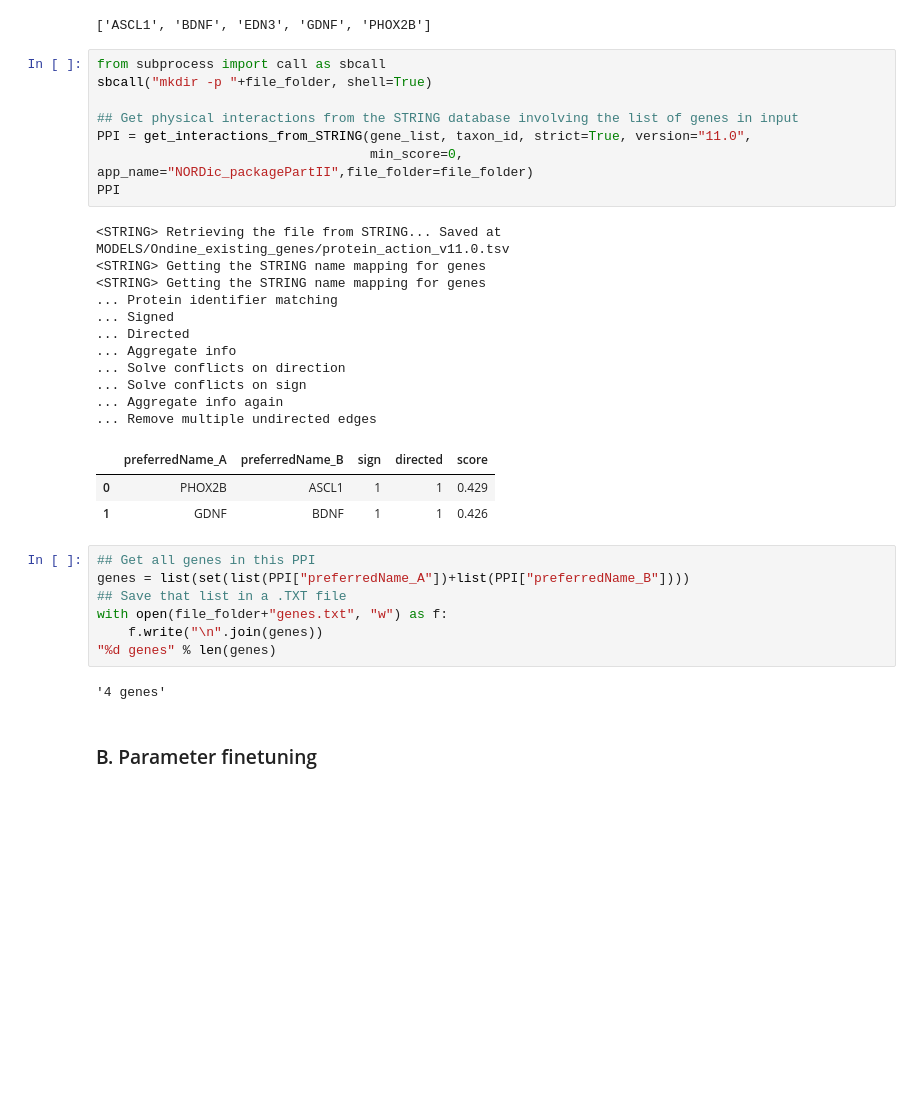
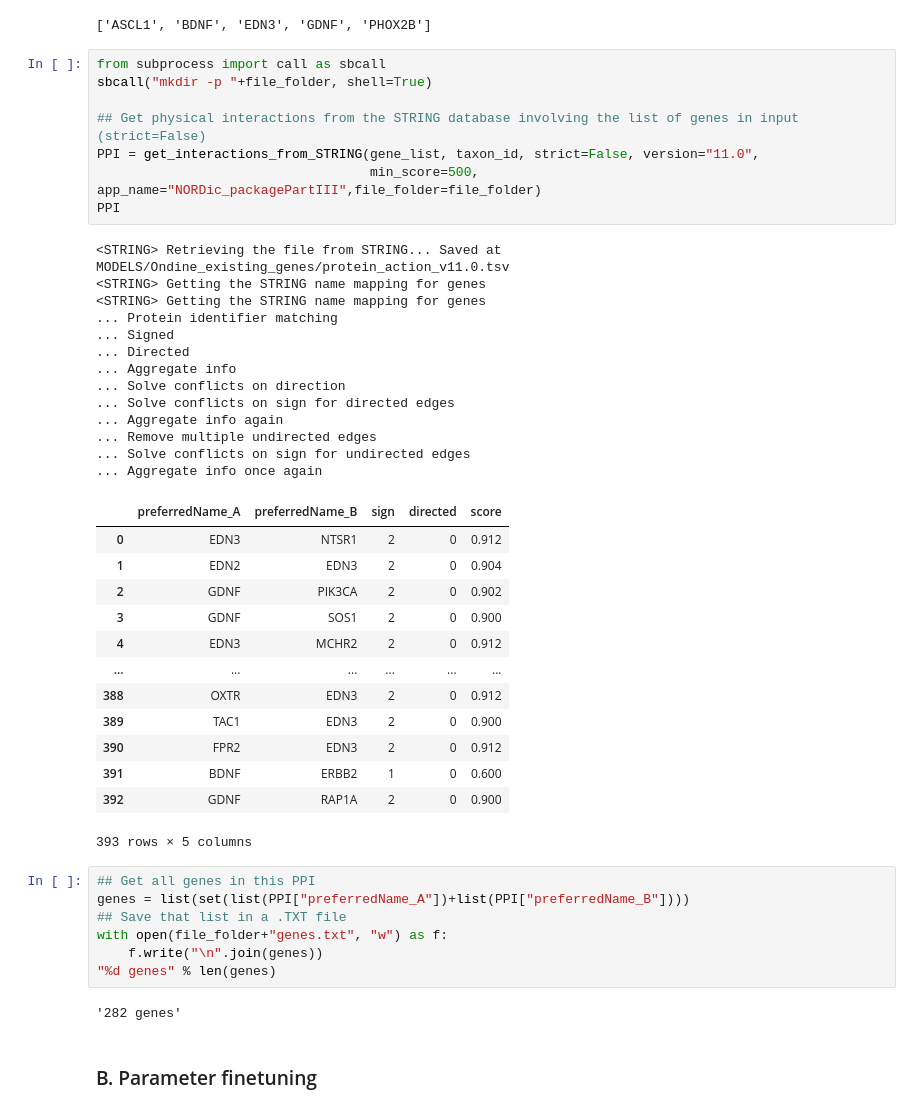
Before and after one commit to clreda/NORDic, a Jupyter notebook: notebooks/NORDic Network Identification (NI) Part III.ipynb, the cells around one changed output. Cells and saved outputs as stored; diff of their text form; blank space fills up the shorter version.

Commit message:
Update notebooks for version 2.2.5; add notebook about using existing experiments for NI

```diff
--- a/notebooks/NORDic Network Identification (NI) Part III.ipynb
+++ b/notebooks/NORDic Network Identification (NI) Part III.ipynb
@@ -79,26 +79,38 @@ gene_list
 # %%
 from subprocess import call as sbcall
 sbcall("mkdir -p "+file_folder, shell=True)
 
-## Get physical interactions from the STRING database involving the list of genes in input
-PPI = get_interactions_from_STRING(gene_list, taxon_id, strict=True, version="11.0",
-                                   min_score=0, app_name="NORDic_packagePartII",file_folder=file_folder)
+## Get physical interactions from the STRING database involving the list of genes in input (strict=False)
+PPI = get_interactions_from_STRING(gene_list, taxon_id, strict=False, version="11.0",
+                                   min_score=500, app_name="NORDic_packagePartIII",file_folder=file_folder)
 PPI
 # %% [output]
 <STRING> Retrieving the file from STRING... Saved at MODELS/Ondine_existing_genes/protein_action_v11.0.tsv
 <STRING> Getting the STRING name mapping for genes
 <STRING> Getting the STRING name mapping for genes
 ... Protein identifier matching
 ... Signed
 ... Directed
 ... Aggregate info
 ... Solve conflicts on direction
-... Solve conflicts on sign
+... Solve conflicts on sign for directed edges
 ... Aggregate info again
 ... Remove multiple undirected edges
+... Solve conflicts on sign for undirected edges
+... Aggregate info once again
 |  | preferredName_A | preferredName_B | sign | directed | score |
-| 0 | PHOX2B | ASCL1 | 1 | 1 | 0.429 |
-| 1 | GDNF | BDNF | 1 | 1 | 0.426 |
+| 0 | EDN3 | NTSR1 | 2 | 0 | 0.912 |
+| 1 | EDN2 | EDN3 | 2 | 0 | 0.904 |
+| 2 | GDNF | PIK3CA | 2 | 0 | 0.902 |
+| 3 | GDNF | SOS1 | 2 | 0 | 0.900 |
+| 4 | EDN3 | MCHR2 | 2 | 0 | 0.912 |
+| ... | ... | ... | ... | ... | ... |
+| 388 | OXTR | EDN3 | 2 | 0 | 0.912 |
+| 389 | TAC1 | EDN3 | 2 | 0 | 0.900 |
+| 390 | FPR2 | EDN3 | 2 | 0 | 0.912 |
+| 391 | BDNF | ERBB2 | 1 | 0 | 0.600 |
+| 392 | GDNF | RAP1A | 2 | 0 | 0.900 |
+393 rows × 5 columns
 # %%
 ## Get all genes in this PPI
 genes = list(set(list(PPI["preferredName_A"])+list(PPI["preferredName_B"])))
@@ -107,7 +119,7 @@ with open(file_folder+"genes.txt", "w") as f:
     f.write("\n".join(genes))
 "%d genes" % len(genes)
 # %% [output]
-'4 genes'
+'282 genes'
 # %% [markdown]
 ### B. Parameter finetuning
 # %%
```
Also changed, not shown: parts of 4 cells of this notebook, 2 other files.
